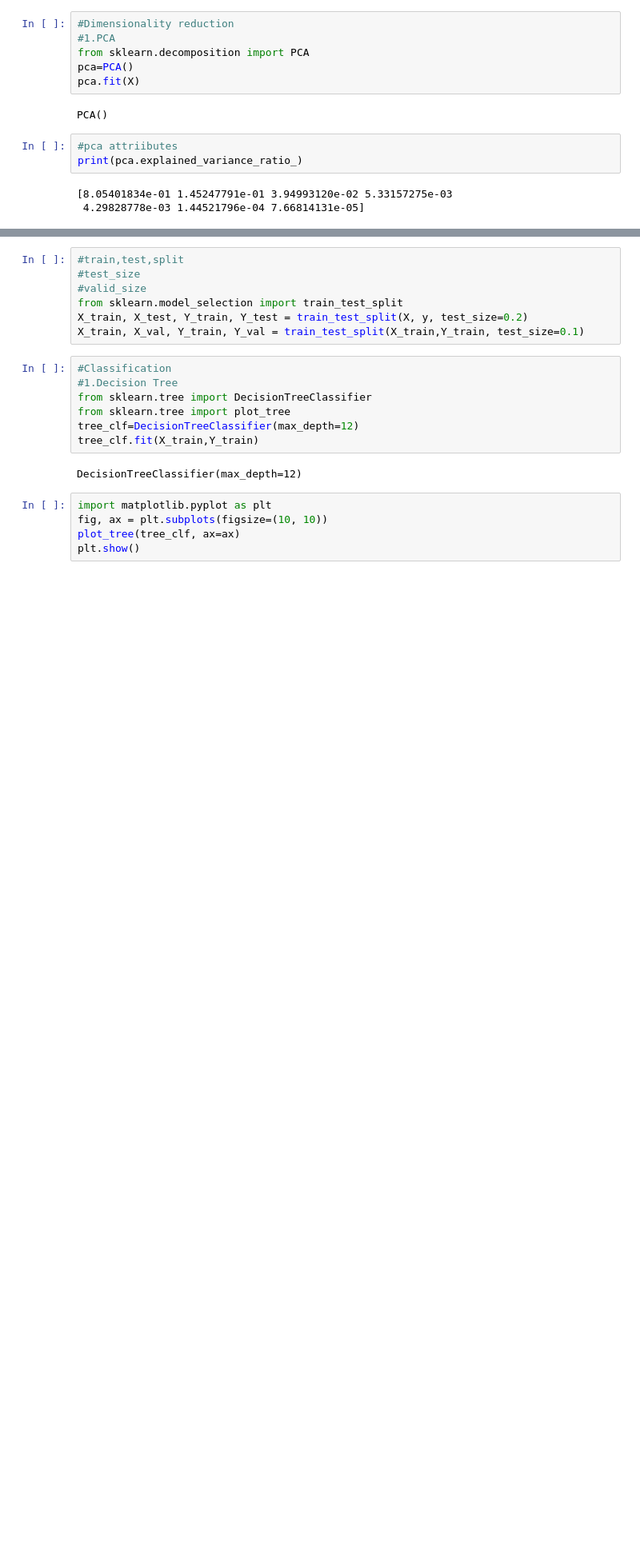
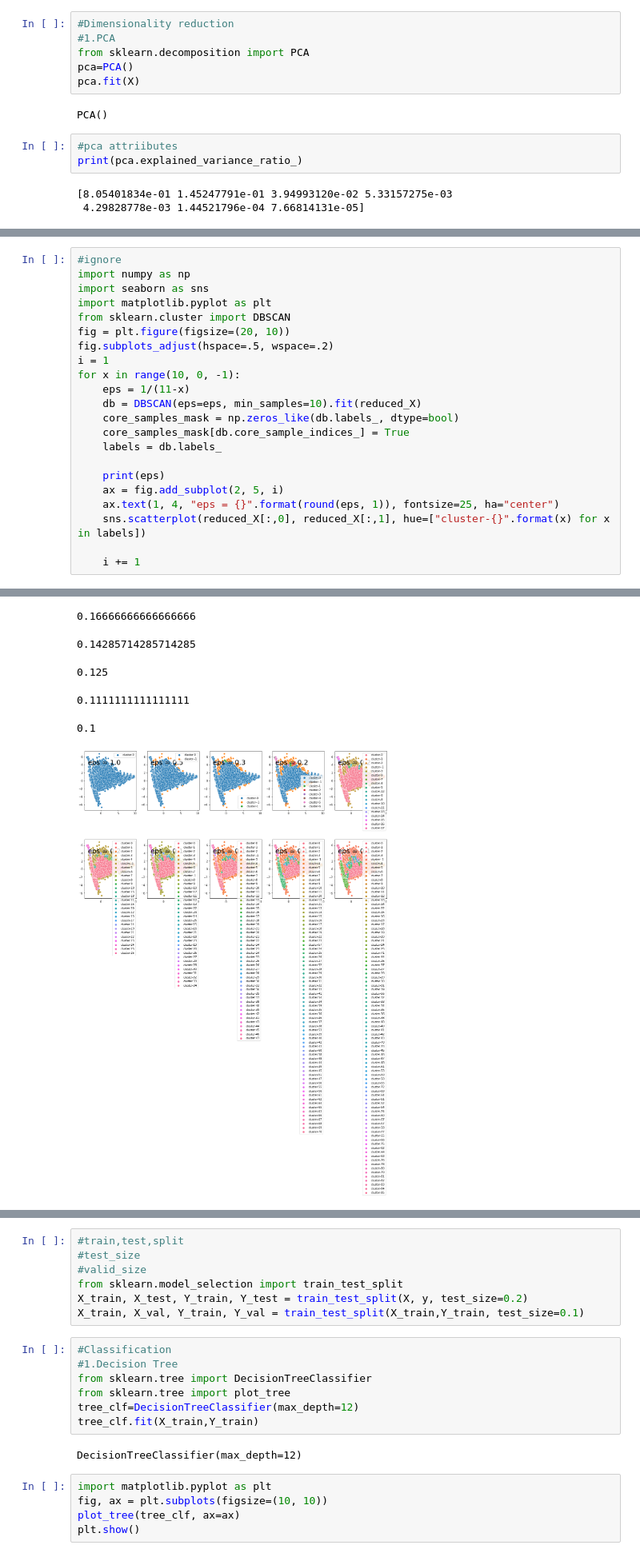
Before and after one commit to BharathKumarDP/DGA_detection, a Jupyter notebook: Classification.ipynb, the cells around one changed output, grey strips where cells are left out. Shown at 80% size. Drawn from its saved outputs; the diff is of its cells as text; blank space fills up the shorter version.

Commit message:
clustering files added

```diff
--- a/Classification.ipynb
+++ b/Classification.ipynb
@@ -43,0 +85,23 @@ reduced_X.shape
+# %%
+#ignore
+import numpy as np
+import seaborn as sns
+import matplotlib.pyplot as plt
+from sklearn.cluster import DBSCAN
+fig = plt.figure(figsize=(20, 10))
+fig.subplots_adjust(hspace=.5, wspace=.2)
+i = 1
+for x in range(10, 0, -1):
+    eps = 1/(11-x)
+    db = DBSCAN(eps=eps, min_samples=10).fit(reduced_X)
+    core_samples_mask = np.zeros_like(db.labels_, dtype=bool)
+    core_samples_mask[db.core_sample_indices_] = True
+    labels = db.labels_
+
+    print(eps)
+    ax = fig.add_subplot(2, 5, i)
+    ax.text(1, 4, "eps = {}".format(round(eps, 1)), fontsize=25, ha="center")
+    sns.scatterplot(reduced_X[:,0], reduced_X[:,1], hue=["cluster-{}".format(x) for x in labels])
+
+    i += 1
+# %% [output]
@@ -43,0 +113,6 @@ reduced_X.shape
+0.16666666666666666
+0.14285714285714285
+0.125
+0.1111111111111111
+0.1
+[figure, added]
```
Also changed, not shown: parts of 12 cells of this notebook, 4 other files.
